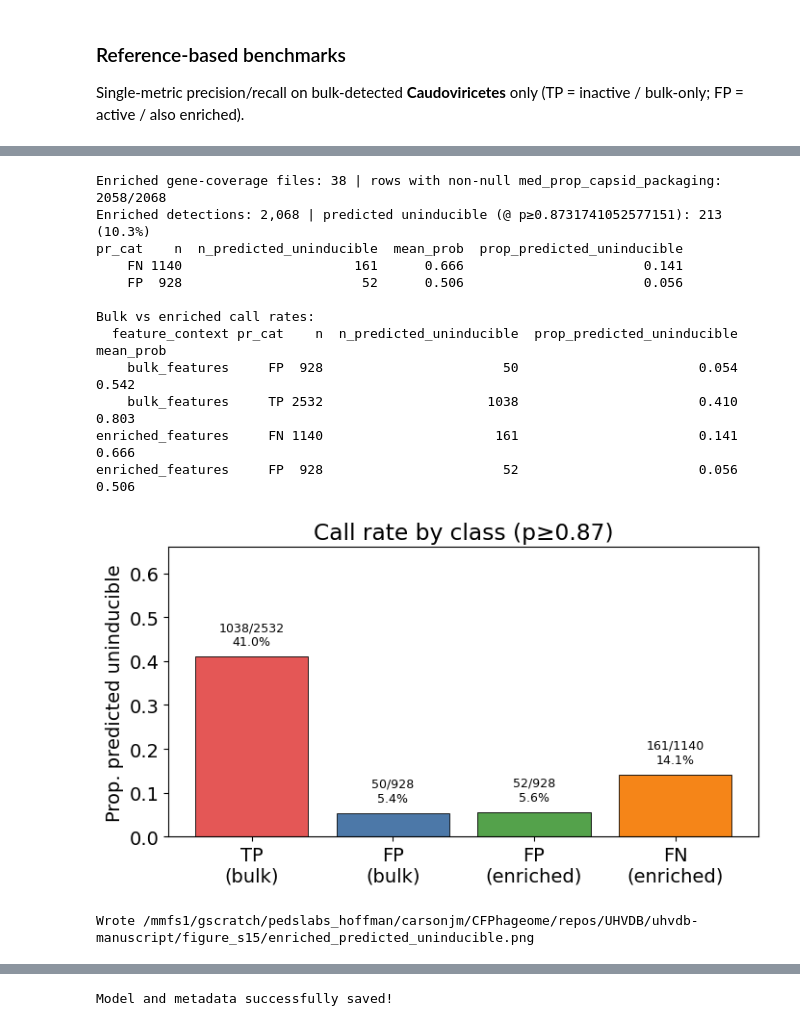
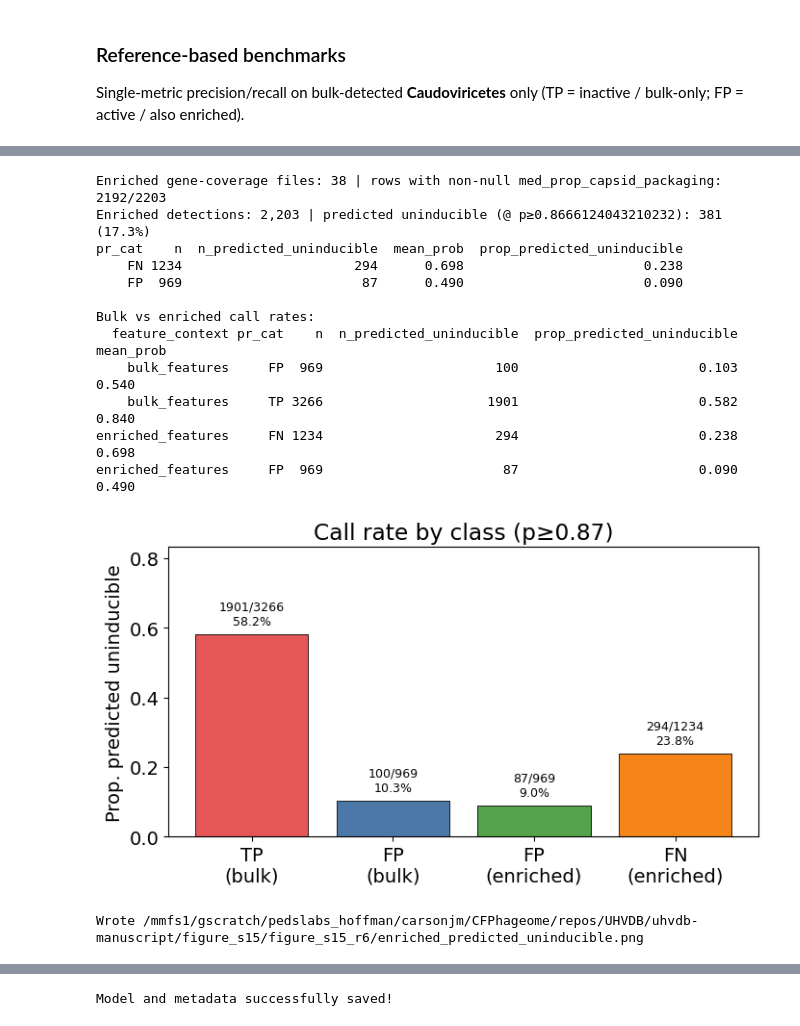
Before and after one commit to UHVDB/uhvdb-manuscript, a Jupyter notebook: figure_s15/figure_s15.ipynb, the cells around one changed output, grey strips where cells are left out. Cells and saved outputs as stored; diff of their text form; code cells hidden in the pictures.

```diff
--- a/figure_s15/figure_s15.ipynb
+++ b/figure_s15/figure_s15.ipynb
@@ -738,14 +807,14 @@ uhvdb_final_metadata = pl.read_csv('../figure_s18/uhvdb_v5_final_metadata_v2.tsv
 # %%
 # aggregate to species level (species representatives only; no genomovar median)
-# Gene-category features: med_prop_* from gene_breadth_counts (unenriched samples only —
-# enriched CoverM dirs in this dataset have no *.gene_coverage.tsv.gz outputs).
+# Gene-category features: med_prop_* from gene_breadth_counts (joined on bulk sample_id;
+# r6 has enriched gene_coverage too, but FN join still uses bulk sample_id before coalesce).
 # Hallmarks / med_prop_* stay null when gene-breadth is missing (not filled as 0).
 
 # Sylph genome-level profiles (kmers_reassigned) for unenriched + enriched libraries.
 # % kmers reassigned = kmers_reassigned / containment denominator (Containment_ind "a/b").
 _SYLPH_PROF_GLOB = (
-    '../figure_4/activity_profiling/liang_enriched_results/2026-04-03_outputs/'
-    'referenceanalyze/sylph/*/*.profile.tsv'
+    '../figure_4/activity_profiling/liang_enriched_r6/results/'
+    '*/*.profile.tsv'
 )
 _sylph_prof_lst = []
 for _file in sorted(glob.glob(_SYLPH_PROF_GLOB)):
@@ -1016,8 +1085,8 @@ print(
 def _build_sylph_kmers_tables():
     """Load sylph .profile.tsv kmers_reassigned and aggregate to sample/group × species."""
     prof_glob = (
-        '../figure_4/activity_profiling/liang_enriched_results/2026-04-03_outputs/'
-        'referenceanalyze/sylph/*/*.profile.tsv'
+        '../figure_4/activity_profiling/liang_enriched_r6/results/'
+        '*/*.profile.tsv'
     )
     lst = []
     for file in sorted(glob.glob(prof_glob)):
@@ -2035,8 +2102,8 @@ shape: (48, 5)
 
 # Enriched Sylph taxonomic abundance (species-rep profiles)
 _ENR_PROF_GLOB = (
-    "../figure_4/activity_profiling/liang_enriched_results/2026-04-03_outputs/"
-    "referenceanalyze/sylph/*_enriched/*.profile.tsv"
+    "../figure_4/activity_profiling/liang_enriched_r6/results/"
+    "*_enriched/*.profile.tsv"
 )
 _enr_prof_lst = []
 for _file in sorted(glob.glob(_ENR_PROF_GLOB)):
@@ -2215,7 +2282,7 @@ ax.set_title(
 ax.legend(frameon=False, loc="center left", bbox_to_anchor=(1.02, 0.5), fontsize=9)
 fig.tight_layout()
 
-enr_bulk_status_png = Path("enriched_by_bulk_pth_status.png")
+enr_bulk_status_png = OUTDIR / "enriched_by_bulk_pth_status.png"
 fig.savefig(enr_bulk_status_png, dpi=150, bbox_inches="tight")
 plt.show()
 print("Saved", enr_bulk_status_png.resolve())
@@ -3990,12 +4057,12 @@ OPTIMAL_FEATURES = [
 ]
 
 _SYLPH_PROF_GLOB = (
-    '../figure_4/activity_profiling/liang_enriched_results/2026-04-03_outputs/'
-    'referenceanalyze/sylph/*/*.profile.tsv'
+    '../figure_4/activity_profiling/liang_enriched_r6/results/'
+    '*/*.profile.tsv'
 )
 _GENE_COV_GLOB = (
-    '../figure_4/activity_profiling/liang_enriched_results/2026-04-03_outputs/'
-    'referenceanalyze/coverm/*/bam/*.gene_coverage.tsv.gz'
+    '../figure_4/activity_profiling/liang_enriched_r6/results/'
+    '*/*.gene_coverage.tsv.gz'
 )
 
 
@@ -5256,7 +5323,7 @@ _gene_enr_files = sorted(glob.glob(_GENE_COV_GLOB))
 _gene_enr_files = [f for f in _gene_enr_files if '_enriched' in Path(f).name]
 if len(_gene_enr_files) == 0:
     raise FileNotFoundError(
-        'No enriched *.gene_coverage.tsv.gz files found under coverm/*/bam/.'
+        'No enriched *.gene_coverage.tsv.gz files found under liang_enriched_r6/results/.'
     )
 
 _gene_enr_lst = []
@@ -5475,44 +5542,44 @@ for ctx, cat in order:
     labels.append(f"{cat}\n({ctx.replace('_features', '')})")
     props.append(float(row["prop_predicted_uninducible"].iloc[0]))
     ns.append(int(row["n"].iloc[0]))
     n_pos.append(int(row["n_predicted_uninducible"].iloc[0]))
 
 fig, ax = plt.subplots(figsize=(7.2, 4.2))
 colors = ["#E45756", "#4C78A8", "#54A24B", "#F58518"][: len(labels)]
 bars = ax.bar(labels, props, color=colors, edgecolor="black", linewidth=0.6)
 for b, n, k, p in zip(bars, ns, n_pos, props):
     ax.text(
         b.get_x() + b.get_width() / 2,
         p + 0.02,
         f"{k}/{n}\n{100 * p:.1f}%",
         ha="center",
         va="bottom",
         fontsize=9,
     )
 ax.set_ylim(0, min(1.15, max(props + [0.1]) + 0.25))
 ax.set_ylabel("Prop. predicted uninducible")
 ax.set_title(f"Call rate by class (p≥{INACTIVE_PROBABILITY_THRESHOLD:.2f})")
 ax.axhline(0, color="grey", lw=0.5)
 fig.tight_layout()
-prop_png = Path("enriched_predicted_uninducible.png")
+prop_png = OUTDIR / "enriched_predicted_uninducible.png"
 fig.savefig(prop_png, dpi=150, bbox_inches="tight")
 plt.show()
 print("Wrote", prop_png.resolve())
 # %% [output]
-Enriched gene-coverage files: 38 | rows with non-null med_prop_capsid_packaging: 2058/2068
-Enriched detections: 2,068 | predicted uninducible (@ p≥0.8731741052577151): 213 (10.3%)
+Enriched gene-coverage files: 38 | rows with non-null med_prop_capsid_packaging: 2192/2203
+Enriched detections: 2,203 | predicted uninducible (@ p≥0.8666124043210232): 381 (17.3%)
 pr_cat    n  n_predicted_uninducible  mean_prob  prop_predicted_uninducible
-    FN 1140                      161      0.666                       0.141
-    FP  928                       52      0.506                       0.056
+    FN 1234                      294      0.698                       0.238
+    FP  969                       87      0.490                       0.090
 
 Bulk vs enriched call rates:
   feature_context pr_cat    n  n_predicted_uninducible  prop_predicted_uninducible  mean_prob
-    bulk_features     FP  928                       50                       0.054      0.542
-    bulk_features     TP 2532                     1038                       0.410      0.803
-enriched_features     FN 1140                      161                       0.141      0.666
-enriched_features     FP  928                       52                       0.056      0.506
+    bulk_features     FP  969                      100                       0.103      0.540
+    bulk_features     TP 3266                     1901                       0.582      0.840
+enriched_features     FN 1234                      294                       0.238      0.698
+enriched_features     FP  969                       87                       0.090      0.490
-[figure, old version]
+[figure, new version]
-Wrote /mmfs1/gscratch/pedslabs_hoffman/carsonjm/CFPhageome/repos/UHVDB/uhvdb-manuscript/figure_s15/enriched_predicted_uninducible.png
+Wrote /mmfs1/gscratch/pedslabs_hoffman/carsonjm/CFPhageome/repos/UHVDB/uhvdb-manuscript/figure_s15/figure_s15_r6/enriched_predicted_uninducible.png
 # %%
 # SHAP on the fitted RF inside the isotonic-calibrated pipeline (not the calibrator).
 _cal = final_pipeline.calibrated_classifiers_[0]
```
Also changed, not shown: parts of 56 cells of this notebook, 37 other files.
